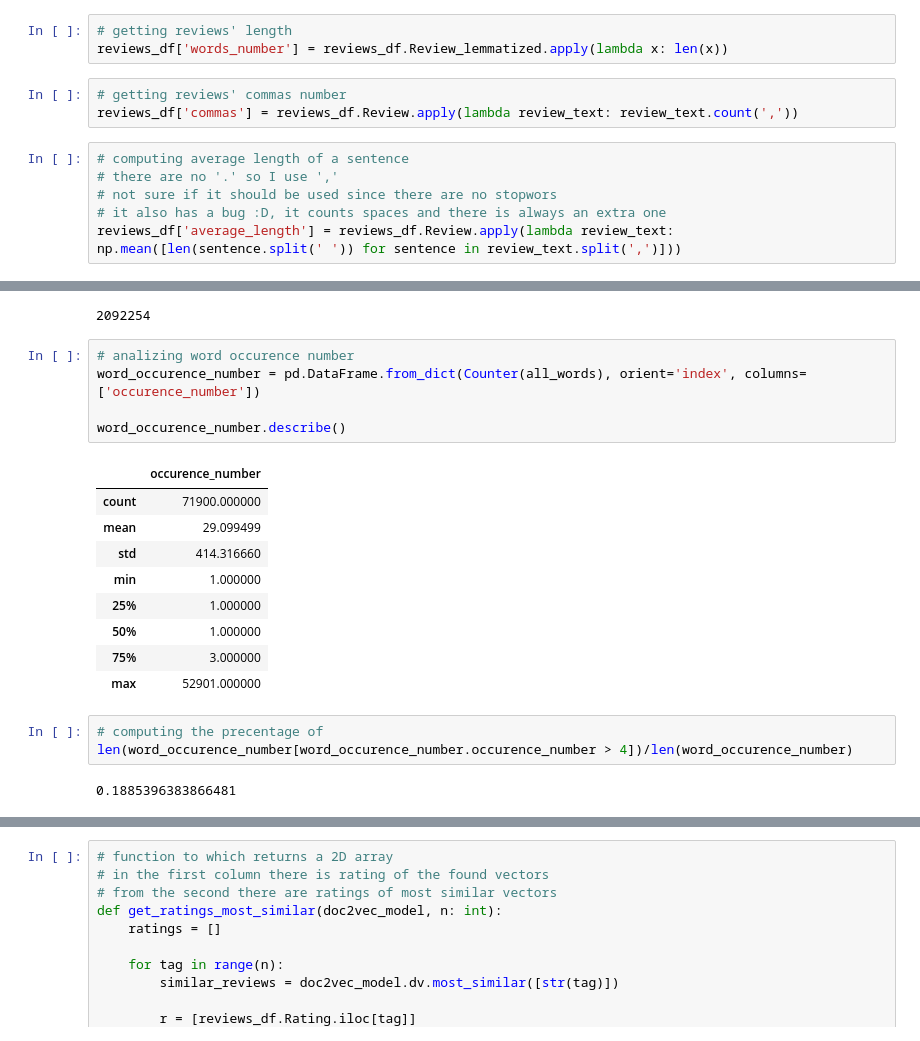
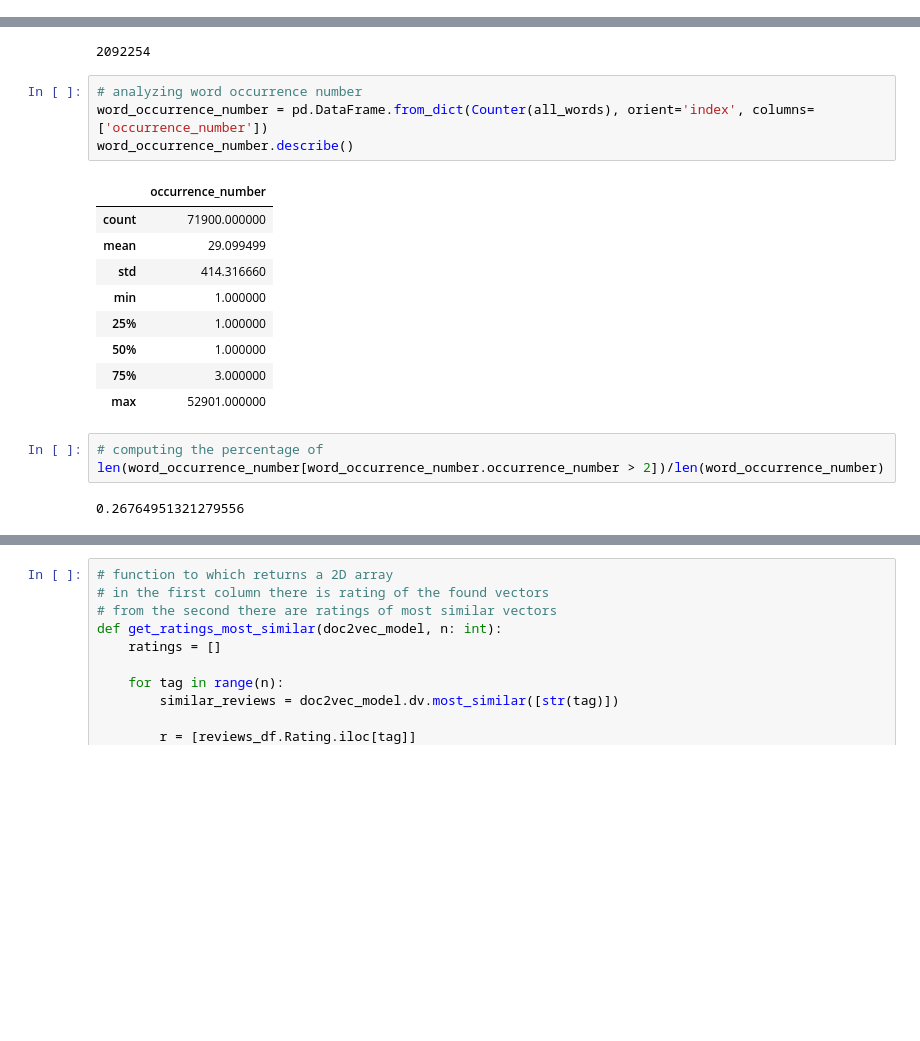
Before and after one commit to Milan-Exchange/Text-Mining-and-Search, a Jupyter notebook: text_classification.ipynb, the cells around one changed output, grey strips where cells are left out. Cells and saved outputs as stored; diff of their text form; blank space fills up the shorter version.

```diff
--- a/text_classification.ipynb
+++ b/text_classification.ipynb
@@ -48,15 +41,3 @@ reviews_df.head()
-# %%
-# getting reviews' length
-reviews_df['words_number'] = reviews_df.Review_lemmatized.apply(lambda x: len(x))
-# %%
-# getting reviews' commas number
-reviews_df['commas'] = reviews_df.Review.apply(lambda review_text: review_text.count(','))
-# %%
-# computing average length of a sentence
-# there are no '.' so I use ','
-# not sure if it should be used since there are no stopwors
-# it also has a bug :D, it counts spaces and there is always an extra one
-reviews_df['average_length'] = reviews_df.Review.apply(lambda review_text: np.mean([len(sentence.split(' ')) for sentence in review_text.split(',')]))
 # %%
 # creating a list with all words
 all_words = []
@@ -68,12 +49,11 @@ len(all_words)
 # %% [output]
 2092254
 # %%
-# analizing word occurence number
-word_occurence_number = pd.DataFrame.from_dict(Counter(all_words), orient='index', columns=['occurence_number'])
-
-word_occurence_number.describe()
+# analyzing word occurrence number
+word_occurrence_number = pd.DataFrame.from_dict(Counter(all_words), orient='index', columns=['occurrence_number'])
+word_occurrence_number.describe()
 # %% [output]
-|  | occurence_number |
+|  | occurrence_number |
 | count | 71900.000000 |
 | mean | 29.099499 |
 | std | 414.316660 |
@@ -83,8 +63,8 @@ word_occurence_number.describe()
 | 75% | 3.000000 |
 | max | 52901.000000 |
 # %%
-# computing the precentage of
-len(word_occurence_number[word_occurence_number.occurence_number > 4])/len(word_occurence_number)
+# computing the percentage of
+len(word_occurrence_number[word_occurrence_number.occurrence_number > 2])/len(word_occurrence_number)
 # %% [output]
-0.1885396383866481
+0.26764951321279556
 # %%
```
Also changed, not shown: parts of 44 cells of this notebook.
